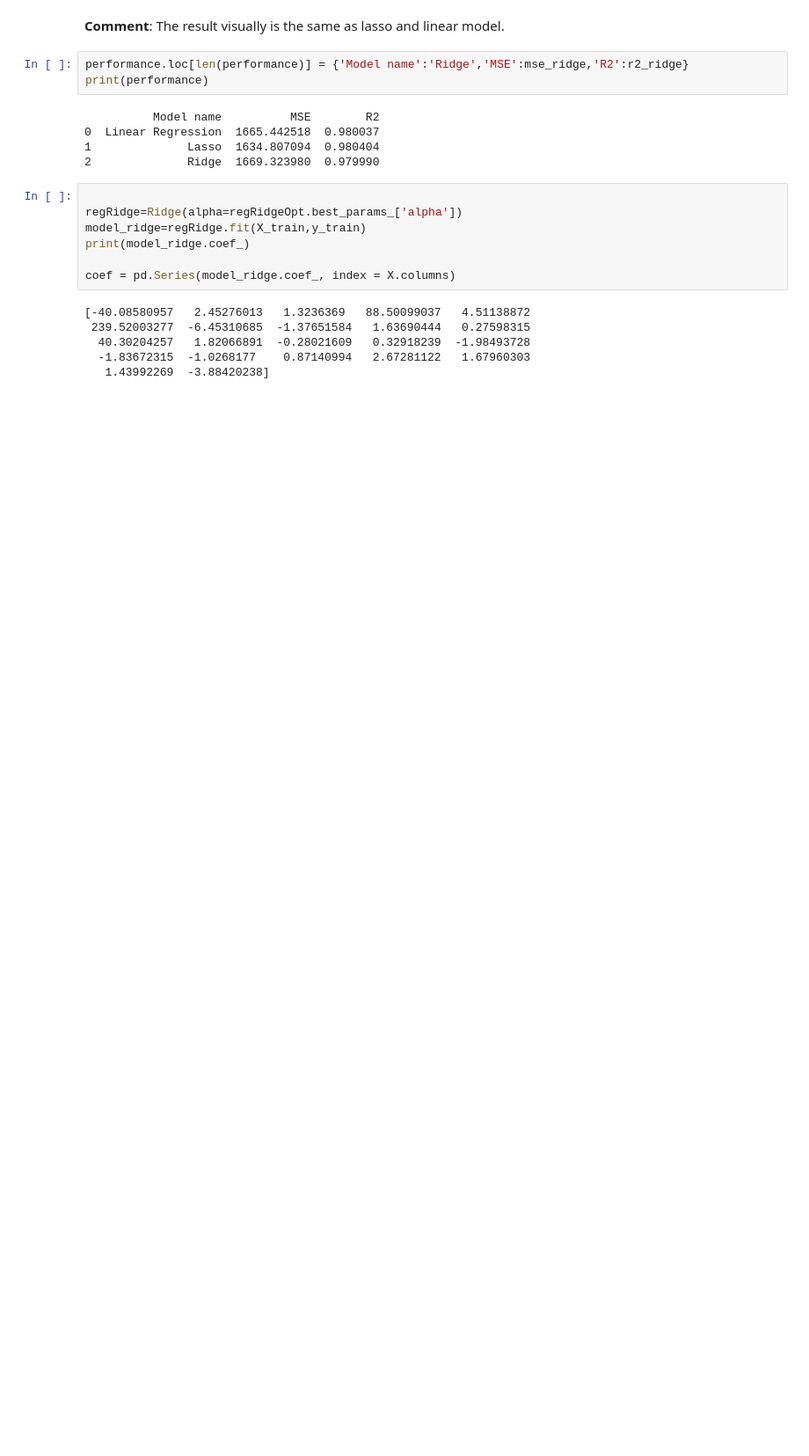
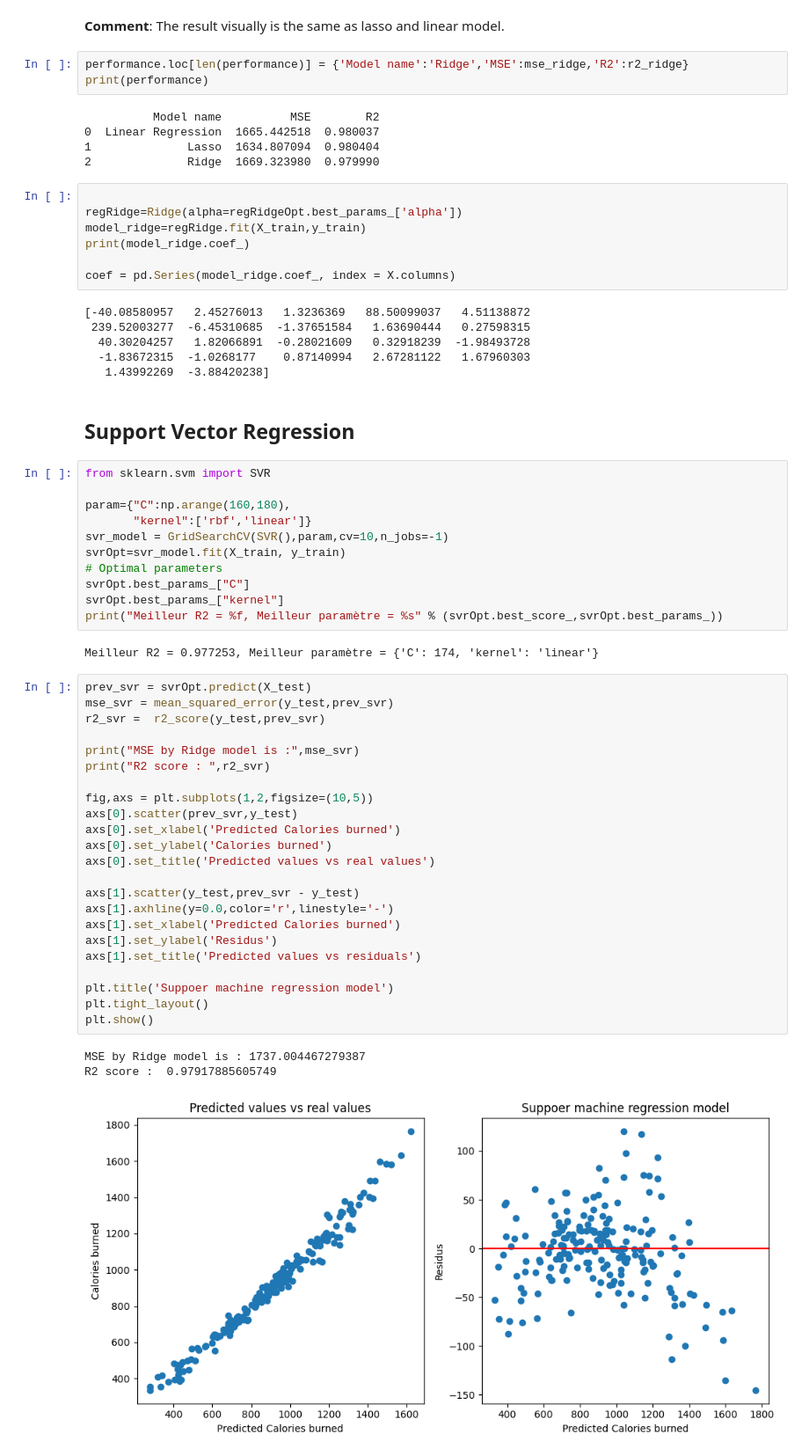
Before and after one commit to bao-do/4thY_MachineLearningProject, a Jupyter notebook: gym_python.ipynb, the cells around one changed output. Shown at 88% size. Saved outputs shown, nothing was run; the diff lists cells and outputs as text; blank space fills up the shorter version.

```diff
--- a/gym_python.ipynb
+++ b/gym_python.ipynb
@@ -830,3 +834,45 @@ coef = pd.Series(model_ridge.coef_, index = X.columns)
   40.30204257   1.82066891  -0.28021609   0.32918239  -1.98493728
   -1.83672315  -1.0268177    0.87140994   2.67281122   1.67960303
    1.43992269  -3.88420238]
+# %% [markdown]
+## Support Vector Regression
+# %%
+from sklearn.svm import SVR
+
+param={"C":np.arange(160,180),
+       "kernel":['rbf','linear']}
+svr_model = GridSearchCV(SVR(),param,cv=10,n_jobs=-1)
+svrOpt=svr_model.fit(X_train, y_train)
+# Optimal parameters
+svrOpt.best_params_["C"]
+svrOpt.best_params_["kernel"]
+print("Meilleur R2 = %f, Meilleur paramètre = %s" % (svrOpt.best_score_,svrOpt.best_params_))
+# %% [output]
+Meilleur R2 = 0.977253, Meilleur paramètre = {'C': 174, 'kernel': 'linear'}
+# %%
+prev_svr = svrOpt.predict(X_test)
+mse_svr = mean_squared_error(y_test,prev_svr)
+r2_svr =  r2_score(y_test,prev_svr)
+
+print("MSE by Ridge model is :",mse_svr)
+print("R2 score : ",r2_svr)
+
+fig,axs = plt.subplots(1,2,figsize=(10,5))
+axs[0].scatter(prev_svr,y_test)
+axs[0].set_xlabel('Predicted Calories burned')
+axs[0].set_ylabel('Calories burned')
+axs[0].set_title('Predicted values vs real values')
+
+axs[1].scatter(y_test,prev_svr - y_test)
+axs[1].axhline(y=0.0,color='r',linestyle='-')
+axs[1].set_xlabel('Predicted Calories burned')
+axs[1].set_ylabel('Residus')
+axs[1].set_title('Predicted values vs residuals')
+
+plt.title('Suppoer machine regression model')
+plt.tight_layout()
+plt.show()
+# %% [output]
+MSE by Ridge model is : 1737.004467279387
+R2 score :  0.97917885605749
+[figure, added]
```
Also changed, not shown: parts of 5 cells of this notebook.
